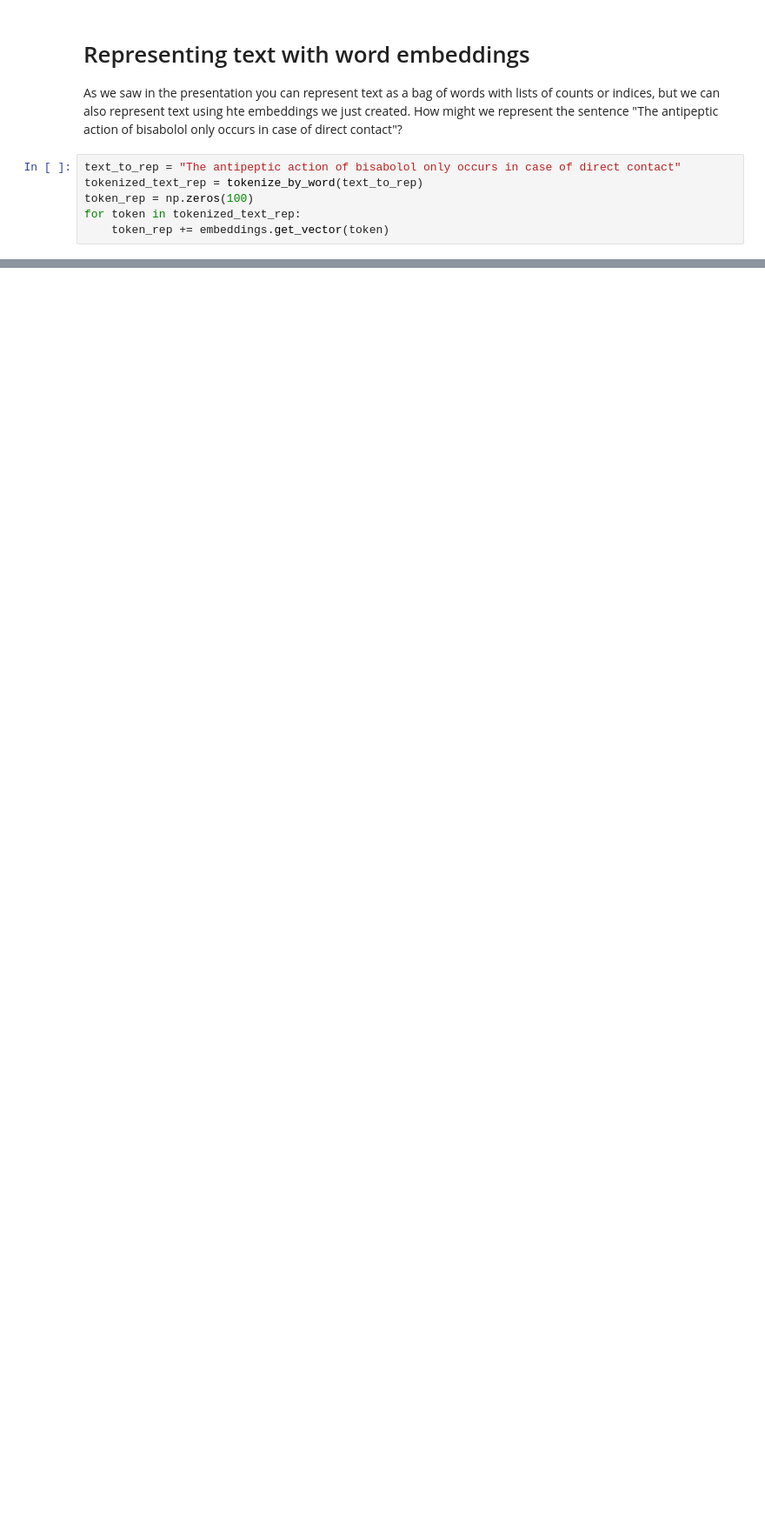
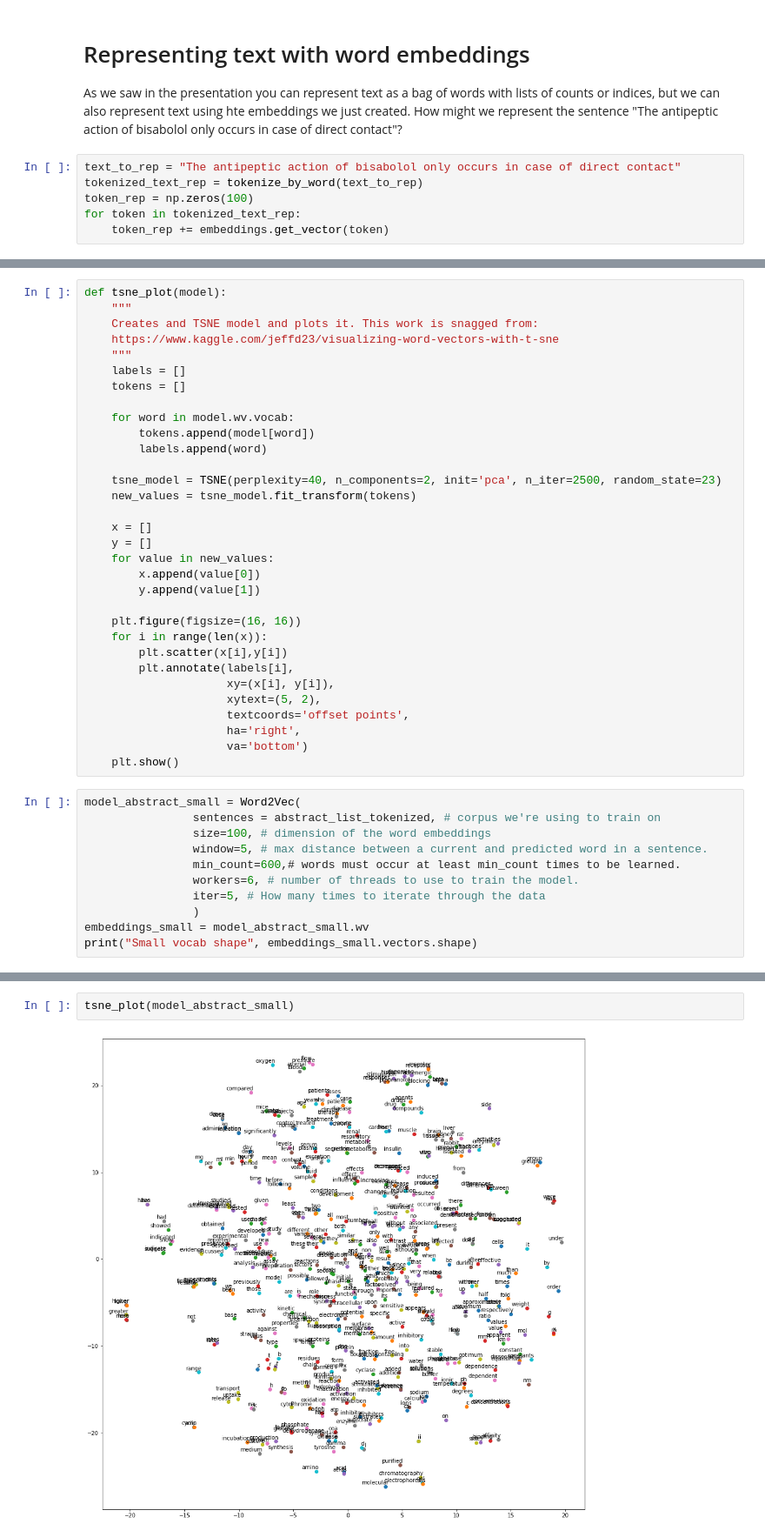
Before and after one commit to crowegian/cuimc_ds_representing_text_tutorial, a Jupyter notebook: Word Embeddings Tutorial Answers.ipynb, the cells around one changed output, grey strips where cells are left out. Shown: that part at 87% size. Cells and saved outputs as stored; diff of their text form; blank space fills up the shorter version.

Commit message:
added in plotting

```diff
--- a/Word Embeddings Tutorial Answers.ipynb
+++ b/Word Embeddings Tutorial Answers.ipynb
@@ -299,0 +307,43 @@ array([ -6.3173846 ,  -0.48974925,   5.27286469, -12.50651808,
+# %%
+def tsne_plot(model):
+    """
+    Creates and TSNE model and plots it. This work is snagged from:
+    https://www.kaggle.com/jeffd23/visualizing-word-vectors-with-t-sne
+    """
+    labels = []
+    tokens = []
+
+    for word in model.wv.vocab:
+        tokens.append(model[word])
+        labels.append(word)
+
+    tsne_model = TSNE(perplexity=40, n_components=2, init='pca', n_iter=2500, random_state=23)
+    new_values = tsne_model.fit_transform(tokens)
+
+    x = []
+    y = []
+    for value in new_values:
+        x.append(value[0])
+        y.append(value[1])
+
+    plt.figure(figsize=(16, 16))
+    for i in range(len(x)):
+        plt.scatter(x[i],y[i])
+        plt.annotate(labels[i],
+                     xy=(x[i], y[i]),
+                     xytext=(5, 2),
+                     textcoords='offset points',
+                     ha='right',
+                     va='bottom')
+    plt.show()
+# %%
+model_abstract_small = Word2Vec(
+                sentences = abstract_list_tokenized, # corpus we're using to train on
+                size=100, # dimension of the word embeddings
+                window=5, # max distance between a current and predicted word in a sentence.
+                min_count=600,# words must occur at least min_count times to be learned.
+                workers=6, # number of threads to use to train the model.
+                iter=5, # How many times to iterate through the data
+                )
+embeddings_small = model_abstract_small.wv
+print("Small vocab shape", embeddings_small.vectors.shape)
@@ -299,0 +352,4 @@ array([ -6.3173846 ,  -0.48974925,   5.27286469, -12.50651808,
+# %%
+tsne_plot(model_abstract_small)
+# %% [output]
+[figure, added]
```
Also changed, not shown: parts of 12 cells of this notebook, 1 other file.
